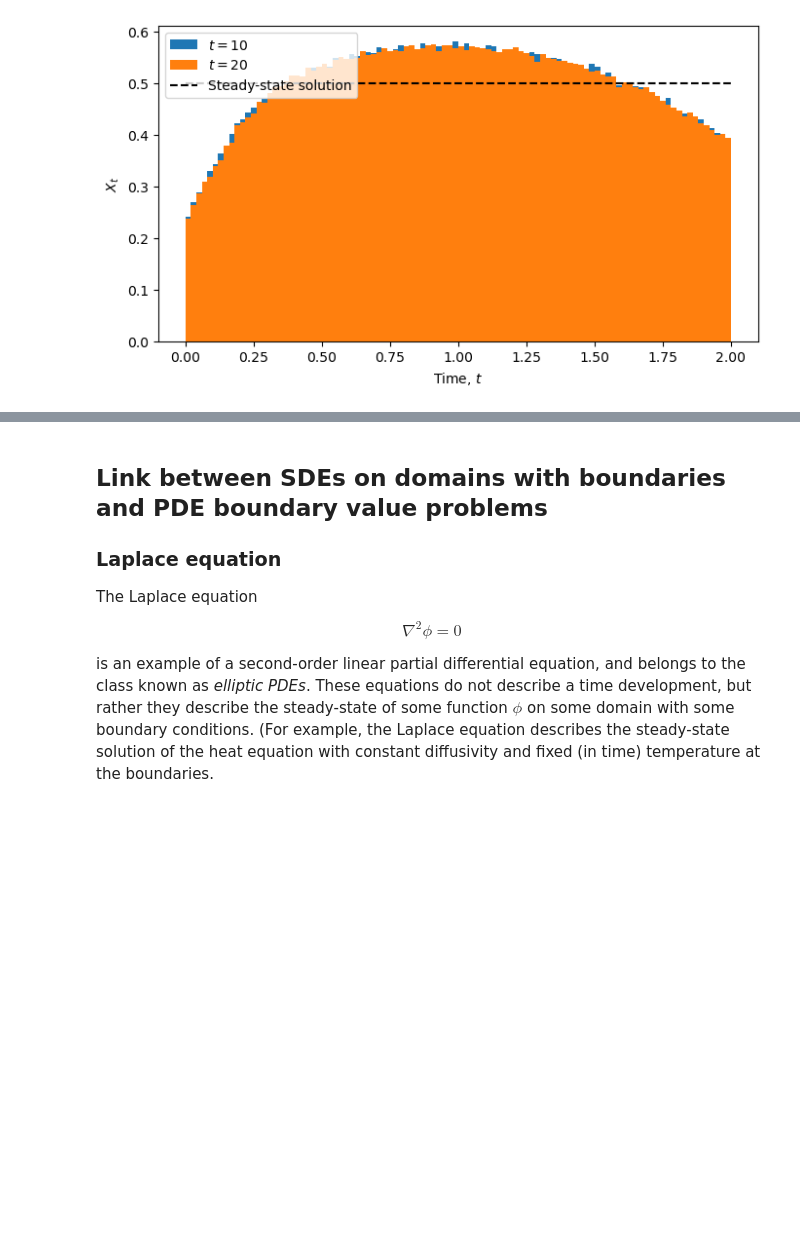
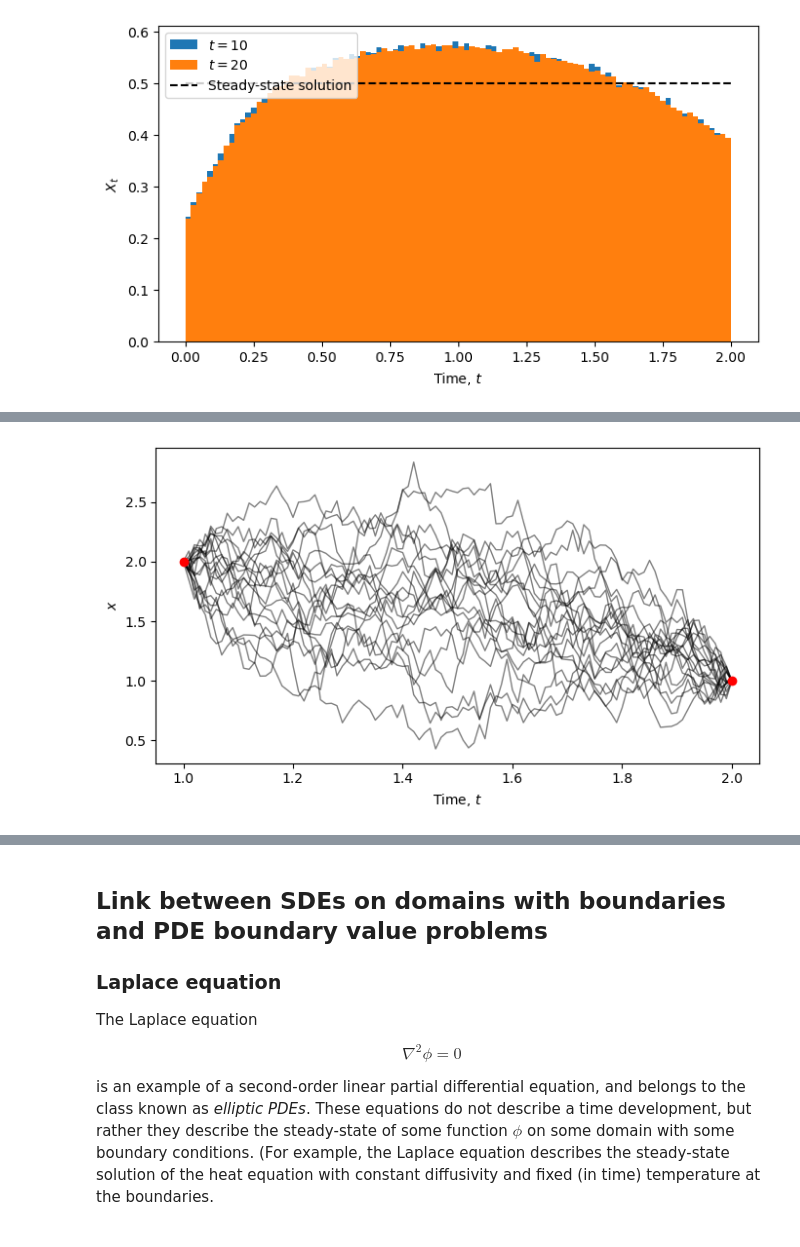
Before and after one commit to nordam/FY8503, a Jupyter notebook: notebooks/06 - Boundary conditions.ipynb, the cells around one changed output, grey strips where cells are left out. Cells and saved outputs as stored; diff of their text form; code cells hidden in the pictures; blank space fills up the shorter version.

```diff
--- a/notebooks/06 - Boundary conditions.ipynb
+++ b/notebooks/06 - Boundary conditions.ipynb
@@ -434,0 +482,26 @@ Personally, though, I have not found the Lépingle scheme to be more accurate th
+# %%
+def bridge(t0, t1, x0, x1, Np, Nsteps):
+    # adapted from Kloeden & Platen 1992, Eq. (1.8.7)
+    dt = (t1 - t0) / Nsteps
+    t  = np.linspace(t0, t1, Nsteps + 1)
+    dW = np.random.normal(loc = 0, scale = np.sqrt(dt), size = (Np, Nsteps))
+    W  = np.zeros((Np, Nsteps + 1))
+    W[:,1:] = np.cumsum(dW, axis = 1)
+    B  = x0 + W - ((t - t0)/(t1 - t0)) * (W[:,-1] - x1 + x0)[:,None]
+    return t, B
+# %%
+x0, t0 = 2, 1
+x1, t1 = 1, 2
+
+Nt = 100
+Np = 20
+t, B = bridge(t0, t1, x0, x1, Np, Nt)
+
+fig = plt.figure(figsize=(7,4))
+plt.scatter([t0, t1], [x0, x1], c='r', zorder=1)
+plt.plot(t, B[:,:].T, c='k', lw=1, alpha=0.5, zorder=0)
+plt.xlabel('Time, $t$')
+plt.ylabel('$x$')
+plt.tight_layout()
+# %% [output]
+[figure, added]
```
Also changed, not shown: parts of 5 cells of this notebook.
